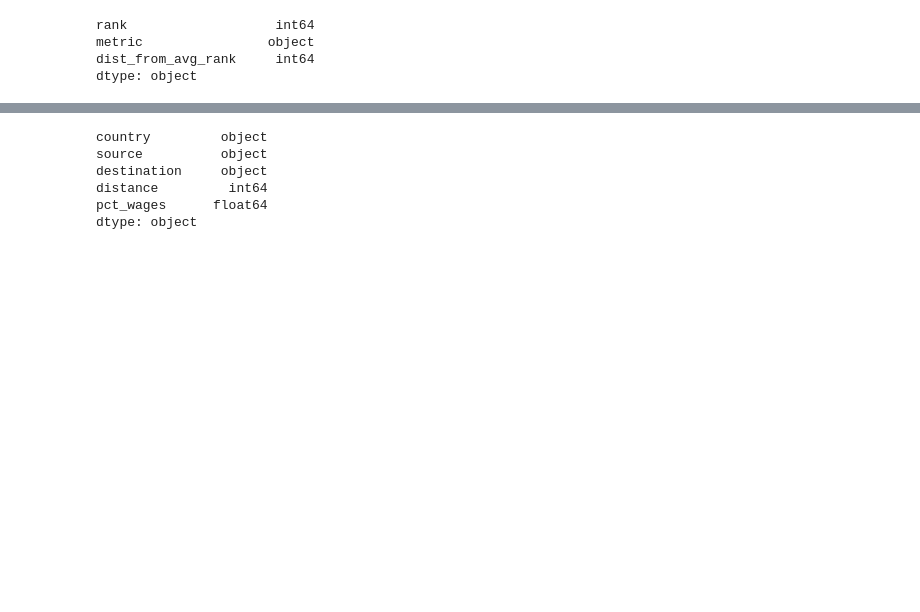
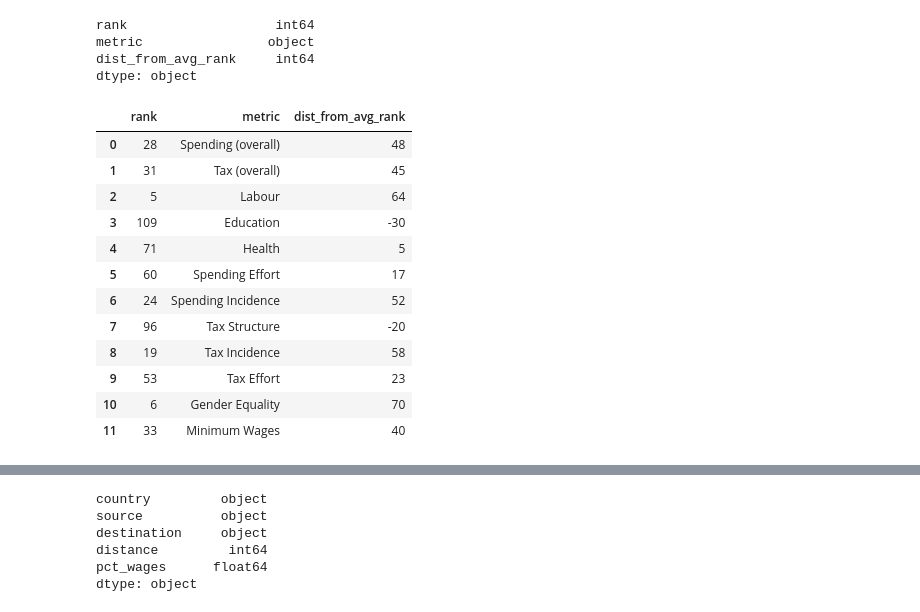
Before and after one commit to SawyerClick/foundations_homework, a Jupyter notebook: 14-homework/The Guardian Reproductions.ipynb, the cells around one changed output, grey strips where cells are left out. Cells and saved outputs as stored; diff of their text form; code cells hidden in the pictures; blank space fills up the shorter version.

```diff
--- a/14-homework/The Guardian Reproductions.ipynb
+++ b/14-homework/The Guardian Reproductions.ipynb
@@ -56,3 +62,19 @@ rank                   int64
 metric                object
 dist_from_avg_rank     int64
 dtype: object
+# %%
+oxfam_df
+# %% [output]
+|  | rank | metric | dist_from_avg_rank |
+| 0 | 28 | Spending (overall) | 48 |
+| 1 | 31 | Tax (overall) | 45 |
+| 2 | 5 | Labour | 64 |
+| 3 | 109 | Education | -30 |
+| 4 | 71 | Health | 5 |
+| 5 | 60 | Spending Effort | 17 |
+| 6 | 24 | Spending Incidence | 52 |
+| 7 | 96 | Tax Structure | -20 |
+| 8 | 19 | Tax Incidence | 58 |
+| 9 | 53 | Tax Effort | 23 |
+| 10 | 6 | Gender Equality | 70 |
+| 11 | 33 | Minimum Wages | 40 |
```
Also changed, not shown: parts of 7 cells of this notebook, 5 other files.
